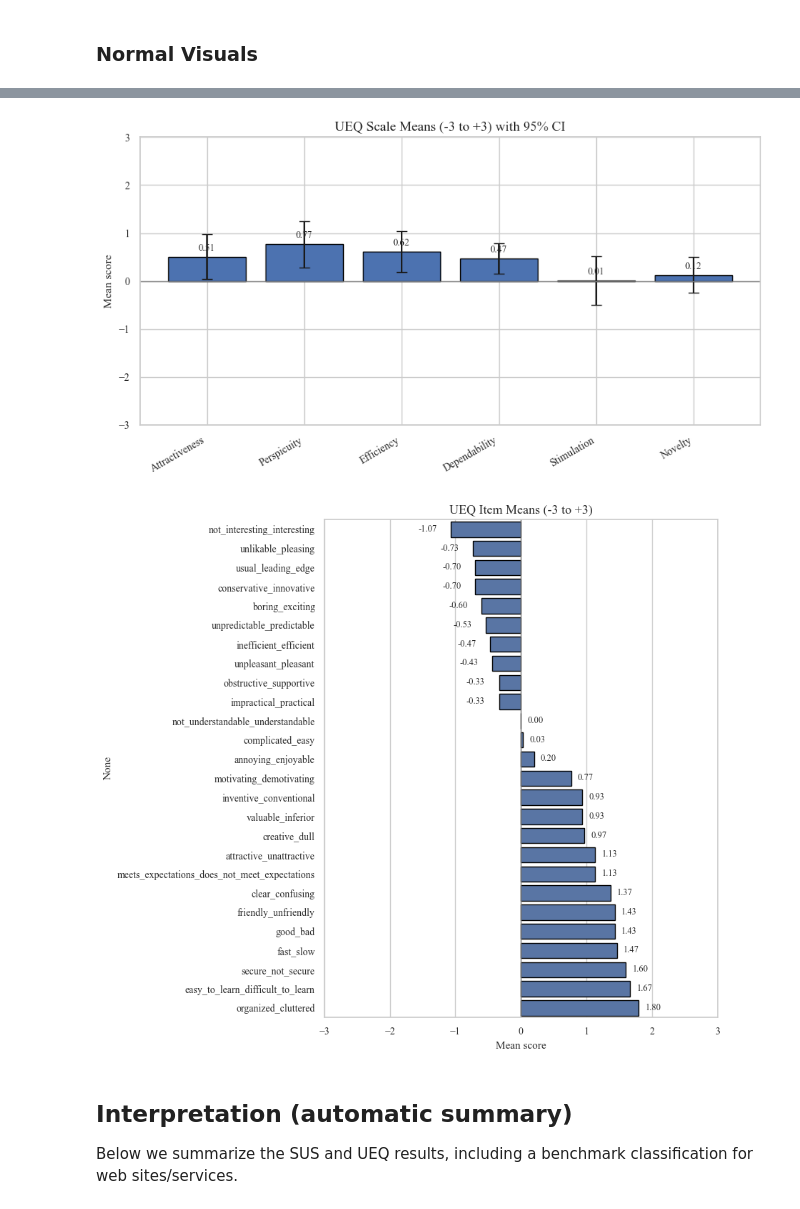
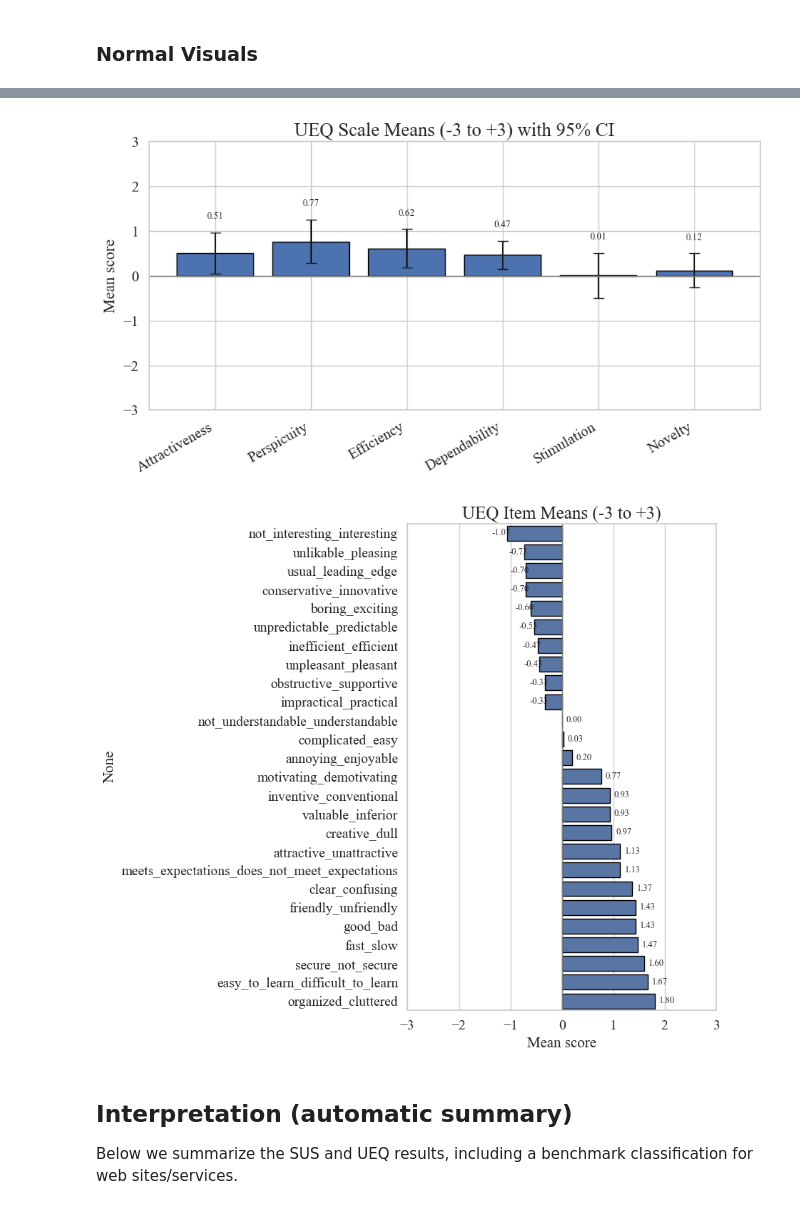
Before and after one commit to helict/health-habit-hub, a Jupyter notebook: analytics/survey_analytics.ipynb, the cells around one changed output, grey strips where cells are left out. Drawn from its saved outputs; the diff is of its cells as text; code cells hidden in the pictures.

Commit message:
Update UEQ scales SVG: Adjust dimensions, reposition elements, and refine styles for improved clarity and aesthetics.

```diff
--- a/analytics/survey_analytics.ipynb
+++ b/analytics/survey_analytics.ipynb
@@ -455,11 +455,11 @@ sns.set_theme(style="whitegrid")
 plt.rcParams.update({
     "font.family": "serif",
     "font.serif": ["Times New Roman"],
-    "axes.titlesize": 13,
-    "axes.labelsize": 11,
-    "xtick.labelsize": 10,
-    "ytick.labelsize": 10,
-    "legend.fontsize": 10
+    "axes.titlesize": 18,
+    "axes.labelsize": 15,
+    "xtick.labelsize": 14,
+    "ytick.labelsize": 14,
+    "legend.fontsize": 14
 })
 
 # ----------------------------
@@ -477,9 +477,9 @@ sns.histplot(
     edgecolor='black'
 )
 
-# Mean and median as red dotted lines
+# Distinguishable red lines
 plt.axvline(sus_mean, color='red', linestyle=':', linewidth=2, label=f"Mean = {sus_mean:.2f}")
-plt.axvline(sus_median, color='red', linestyle=':', linewidth=2, alpha=0.7, label=f"Median = {sus_median:.2f}")
+plt.axvline(sus_median, color='red', linestyle='--', linewidth=2, label=f"Median = {sus_median:.2f}")
 
 plt.title('SUS Score Distribution (0–100)')
 plt.xlabel('SUS Score')
@@ -487,6 +487,7 @@ plt.ylabel('Count')
 plt.xlim(0, 100)
 plt.legend()
 plt.tight_layout()
+plt.savefig("sus.svg", format="svg", bbox_inches="tight")
 plt.show()
 
 # ----------------------------
@@ -518,17 +519,30 @@ plt.title('UEQ Scale Means (-3 to +3) with 95% CI')
 plt.ylabel('Mean score')
 plt.xticks(rotation=30, ha='right')
 
-# Add value labels on bars
-for bar, mean_val in zip(bars, scale_df['mean']):
+# Higher label placement (above CI)
+offset = 0.25  # increased offset for clarity
+
+for bar, mean_val, ci_val in zip(bars, scale_df['mean'], scale_df['ci95']):
     x = bar.get_x() + bar.get_width() / 2
     y = bar.get_height()
 
-    if y >= 0:
-        plt.text(x, y + 0.08, f"{mean_val:.2f}", ha='center', va='bottom', fontsize=9)
+    # place label above error bar (mean + CI + offset)
+    if not np.isnan(ci_val):
+        y_pos = y + ci_val + offset if y >= 0 else y - ci_val - offset
     else:
-        plt.text(x, y - 0.12, f"{mean_val:.2f}", ha='center', va='top', fontsize=9)
+        y_pos = y + offset if y >= 0 else y - offset
+
+    plt.text(
+        x,
+        y_pos,
+        f"{mean_val:.2f}",
+        ha='center',
+        va='bottom' if y >= 0 else 'top',
+        fontsize=9
+    )
 
 plt.tight_layout()
+plt.savefig("ueq_scales.svg", format="svg", bbox_inches="tight")
 plt.show()
 
 # ----------------------------
@@ -549,13 +563,14 @@ plt.title('UEQ Item Means (-3 to +3)')
 plt.xlabel('Mean score')
 plt.xlim(-3, 3)
 
-# Add value labels to each bar
+# Clean label placement
 for i, v in enumerate(item_means.values):
     if v >= 0:
-        plt.text(v + 0.1, i, f"{v:.2f}", va='center', fontsize=9)
+        plt.text(v + 0.08, i, f"{v:.2f}", va='center', fontsize=14)
     else:
-        plt.text(v - 0.5, i, f"{v:.2f}", va='center', fontsize=9)
+        plt.text(v - 0.30, i, f"{v:.2f}", va='center', fontsize=14)
 
 plt.tight_layout()
+plt.savefig("ueq_items.svg", format="svg", bbox_inches="tight")
 plt.show()
 # %% [output]
@@ -563,5 +578,5 @@ plt.show()
-[figure, old version]
+[figure, new version]
-[figure, old version]
+[figure, new version]
 # %%
 import pandas as pd
 
```
Also changed, not shown: parts of 1 cell of this notebook, 3 other files.
